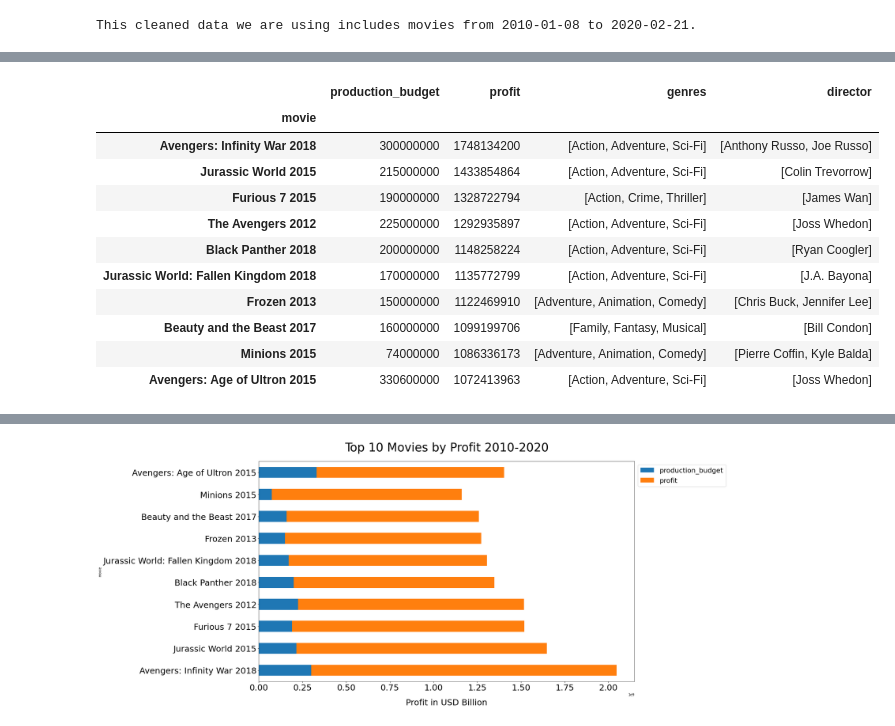
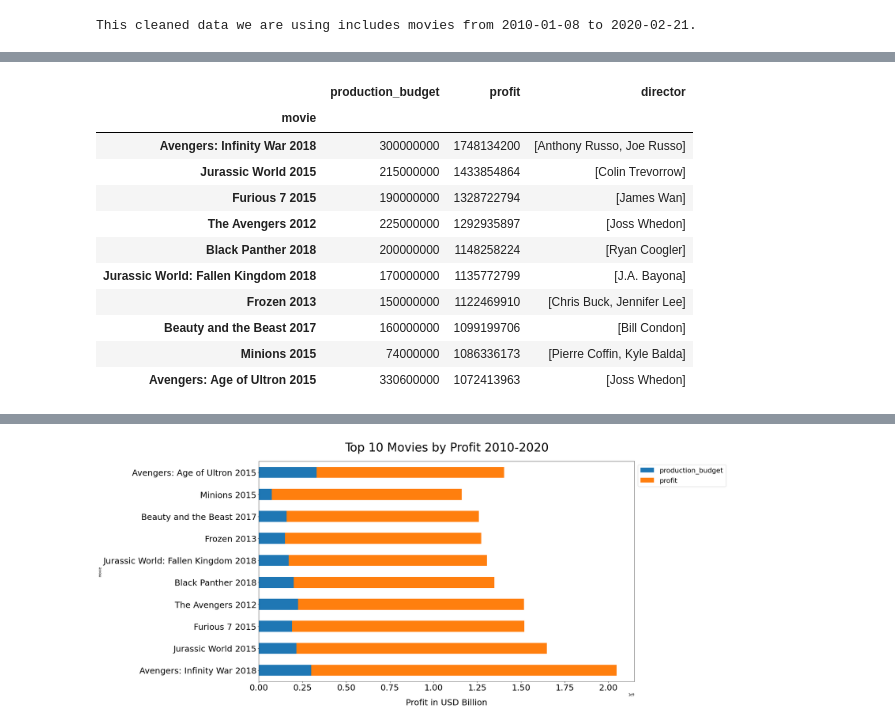
Before and after one commit to sbaltodano/dsc-phase-1-project, a Jupyter notebook: Sejin-EDA.ipynb, the cells around one changed output, grey strips where cells are left out. Drawn from its saved outputs; the diff is of its cells as text; code cells hidden in the pictures.

```diff
--- a/Sejin-EDA.ipynb
+++ b/Sejin-EDA.ipynb
@@ -71,4 +70,0 @@ We will prepare a new dataframe that has necessary columns and visualize the top
-# %%
-# Dropping unnessary columns for the 3rd question
-df.drop(['release_date', 'worldwide_gross', 'foreign_gross', 'domestic_gross'], axis=1, inplace=True)
-df.head()
@@ -98,0 +71,4 @@ individual_df
+# %%
+# Keeping only the necessary columns
+q3_df = df.loc[:, ['movie', 'production_budget', 'profit', 'director']]
+q3_df
@@ -99,18 +89,18 @@ individual_df
 # %%
 # Finding the top 10 movies by 'profit'
-top10_profit = df.sort_values(by='profit', ascending=False).head(10)
+top10_profit = q3_df.sort_values(by='profit', ascending=False).head(10)
 top10_profit = top10_profit.set_index('movie')
 top10_profit
 # %% [output]
-|  | production_budget | profit | genres | director |
-| movie |  |  |  |  |
-| Avengers: Infinity War 2018 | 300000000 | 1748134200 | [Action, Adventure, Sci-Fi] | [Anthony Russo, Joe Russo] |
-| Jurassic World 2015 | 215000000 | 1433854864 | [Action, Adventure, Sci-Fi] | [Colin Trevorrow] |
-| Furious 7 2015 | 190000000 | 1328722794 | [Action, Crime, Thriller] | [James Wan] |
-| The Avengers 2012 | 225000000 | 1292935897 | [Action, Adventure, Sci-Fi] | [Joss Whedon] |
-| Black Panther 2018 | 200000000 | 1148258224 | [Action, Adventure, Sci-Fi] | [Ryan Coogler] |
-| Jurassic World: Fallen Kingdom 2018 | 170000000 | 1135772799 | [Action, Adventure, Sci-Fi] | [J.A. Bayona] |
-| Frozen 2013 | 150000000 | 1122469910 | [Adventure, Animation, Comedy] | [Chris Buck, Jennifer Lee] |
-| Beauty and the Beast 2017 | 160000000 | 1099199706 | [Family, Fantasy, Musical] | [Bill Condon] |
-| Minions 2015 | 74000000 | 1086336173 | [Adventure, Animation, Comedy] | [Pierre Coffin, Kyle Balda] |
-| Avengers: Age of Ultron 2015 | 330600000 | 1072413963 | [Action, Adventure, Sci-Fi] | [Joss Whedon] |
+|  | production_budget | profit | director |
+| movie |  |  |  |
+| Avengers: Infinity War 2018 | 300000000 | 1748134200 | [Anthony Russo, Joe Russo] |
+| Jurassic World 2015 | 215000000 | 1433854864 | [Colin Trevorrow] |
+| Furious 7 2015 | 190000000 | 1328722794 | [James Wan] |
+| The Avengers 2012 | 225000000 | 1292935897 | [Joss Whedon] |
+| Black Panther 2018 | 200000000 | 1148258224 | [Ryan Coogler] |
+| Jurassic World: Fallen Kingdom 2018 | 170000000 | 1135772799 | [J.A. Bayona] |
+| Frozen 2013 | 150000000 | 1122469910 | [Chris Buck, Jennifer Lee] |
+| Beauty and the Beast 2017 | 160000000 | 1099199706 | [Bill Condon] |
+| Minions 2015 | 74000000 | 1086336173 | [Pierre Coffin, Kyle Balda] |
+| Avengers: Age of Ultron 2015 | 330600000 | 1072413963 | [Joss Whedon] |
```
Also changed, not shown: parts of 14 cells of this notebook.
